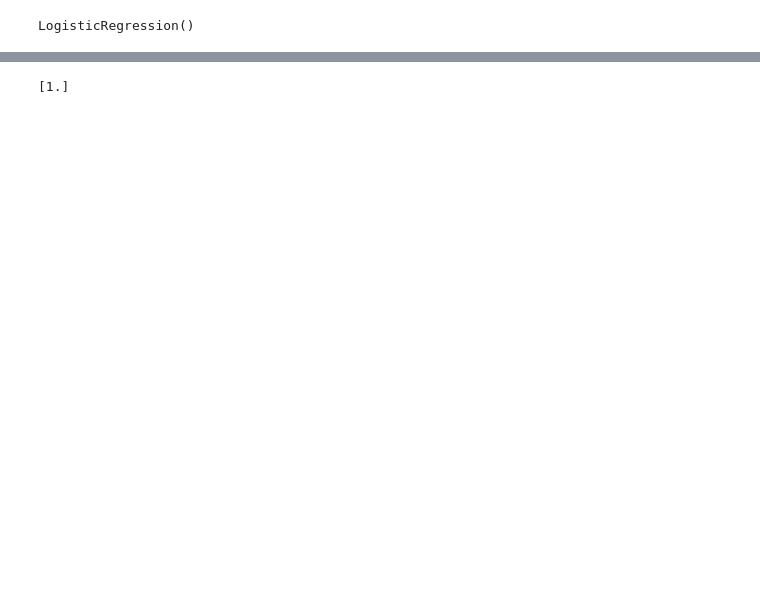
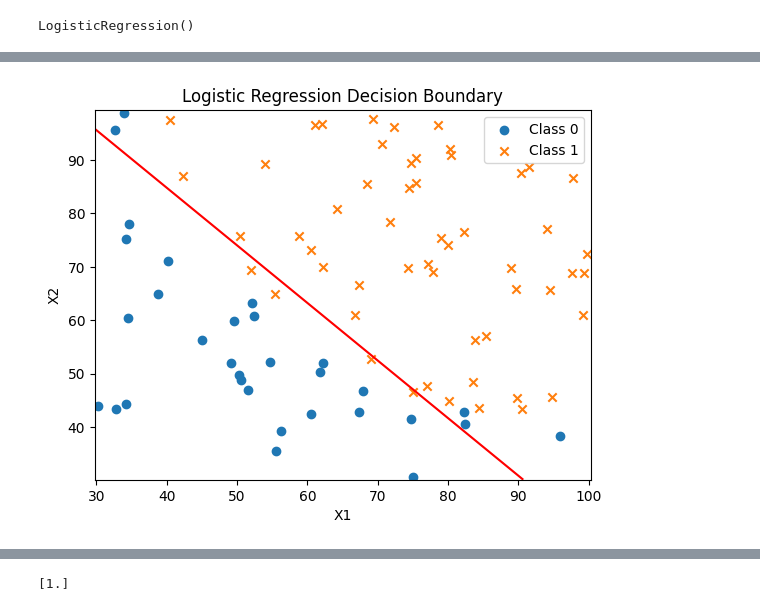
Before and after one commit to PedroCorreia07/Machine-Learing-Specialization_Coursera, a Jupyter notebook: Course 1/Practice Lab_Logistic Regression using Scikit-Learn.ipynb, the cells around one changed output, grey strips where cells are left out. Saved outputs shown, nothing was run; the diff lists cells and outputs as text; code cells hidden in the pictures; blank space fills up the shorter version.

```diff
--- a/Course 1/Practice Lab_Logistic Regression using Scikit-Learn.ipynb
+++ b/Course 1/Practice Lab_Logistic Regression using Scikit-Learn.ipynb
@@ -40,3 +48,31 @@ Prediction on training set: [0. 0. 1. 0. 1. 1. 1. 0. 1. 1. 0. 1. 0. 0. 1. 0. 1.
+# %%
+#Plotting the data points + plotting the decision boundary
+plt.scatter(X_train[y_train==0]['X1'],X_train[y_train==0]['X2'],label='Class 0',marker='o')
+plt.scatter(X_train[y_train==1]['X1'],X_train[y_train==1]['X2'],label='Class 1',marker='x')
+
+x1_min,x1_max=X_train['X1'].min()-0.5,X_train['X1'].max()+0.5 #define the plot window||Adding a margin of 0.5 to the minimum and maximum values in x1_min and x1_max (and similarly for x2_min and x2_max) helps in providing a bit of padding around the data points when plotting the decision boundary.
+x2_min,x2_max=X_train['X2'].min()-0.5,X_train['X2'].max()+0.5
+
+#The meshgrid function is used to create a grid of points within the specified ranges x1_min to x1_max and x2_min to x2_max.
+xx1,xx2=np.meshgrid(np.arange(x1_min,x1_max,0.01),np.arange(x2_min,x2_max,0.01)) #This grid is necessary to evaluate the model's predictions across the entire plot window and generate the decision boundary.
+
+#This line predicts the class labels for the grid points (xx1 and xx2) by using the trained logistic regression model (lr_model) and the predict method.
+Z=lr_model.predict(np.c_[xx1.ravel(),xx2.ravel()]) #The grid points are flattened and stacked horizontally using np.c_ before making the predictions. The np.c_ is a function provided by NumPy that is used for concatenating arrays along the second axis. xx1.ravel() and xx2.ravel() are 2-dimensional arrays representing the coordinates of the grid points. The ravel() method is used to flatten these arrays into 1-dimensional arrays. By passing xx1.ravel() and xx2.ravel() as arguments to np.c_, the function concatenates them column-wise, resulting in a new 2-dimensional array where each row represents a point on the grid.
+
+Z=Z.reshape(xx1.shape) #This line reshapes the predicted class labels (Z) to have the same shape as the grid points (xx1). It ensures that the predicted labels can be plotted as a contour.
+
+#Set the contour where everything <0.5 is 0 and everything >0.5 is 1
+plt.contour(xx1,xx2,Z,levels=[0.5],colors='r') #specifies the contour levels to be plotted. The levels = 0.5 parameter determines the specific contour values at which to draw the contour lines. This is a common choice for binary classification problems, as 0.5 is often used as the threshold for deciding between the two classes.
+
+#Add labels, title and legend
+plt.xlabel('X1')
+plt.ylabel('X2')
+plt.title('Logistic Regression Decision Boundary')
+plt.legend()
+
+plt.show()
+# %% [output]
+[figure, added]
 # %%
 print("Accuracy on training set:",lr_model.score(X_train,y_train))
 # %% [output]
```
Also changed, not shown: parts of 4 cells of this notebook.
